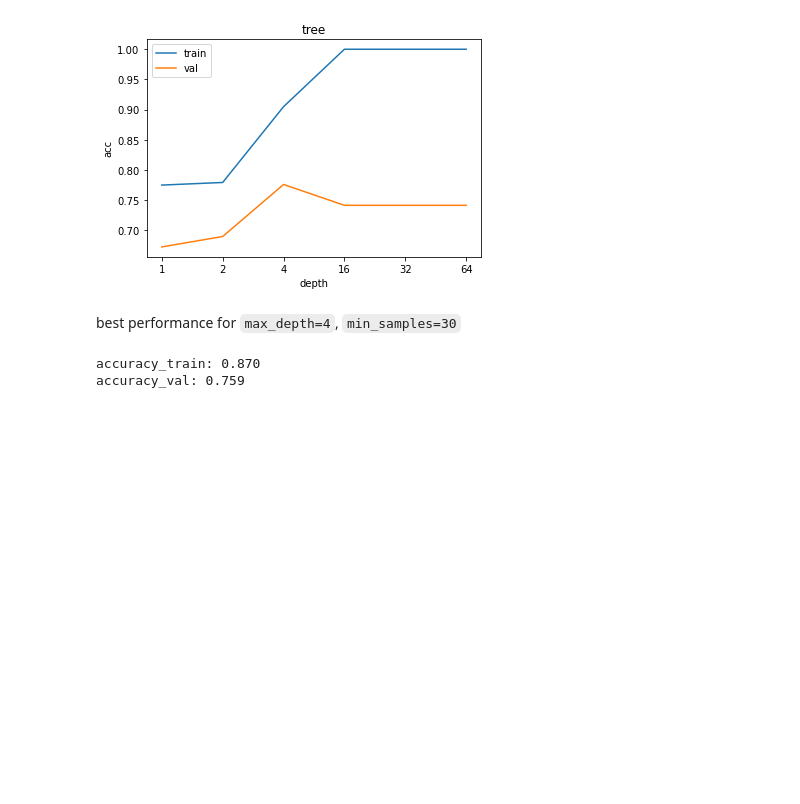
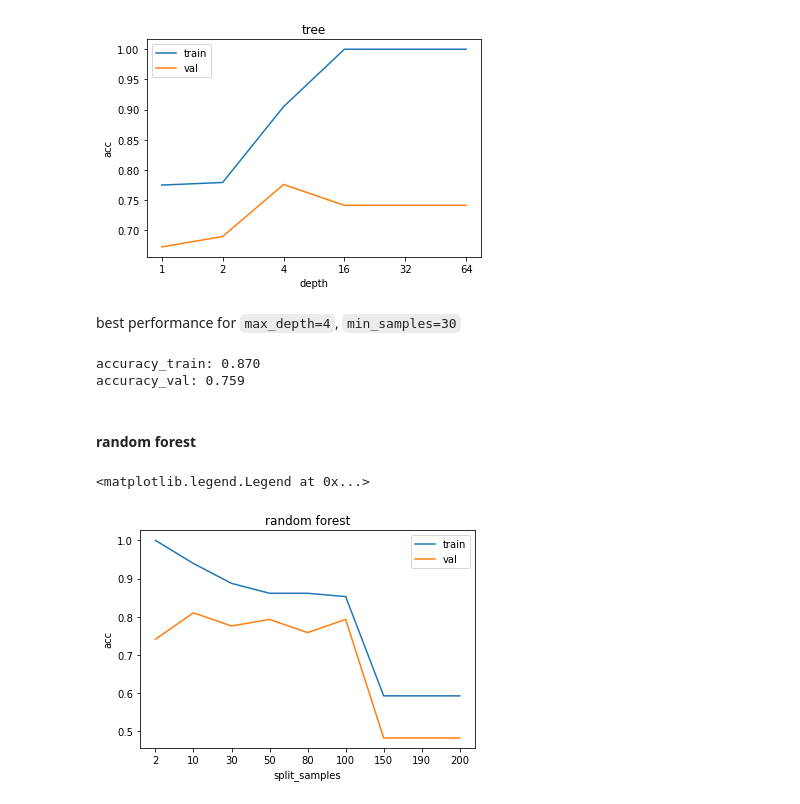
Before and after one commit to kazmierczakP/Machine-Learning, a Jupyter notebook: Adveanced Learning Algorithms 4 - decision trees.ipynb, the cells around one changed output. Saved outputs shown, nothing was run; the diff lists cells and outputs as text; code cells hidden in the pictures; blank space fills up the shorter version.

```diff
--- a/Adveanced Learning Algorithms 4 - decision trees.ipynb
+++ b/Adveanced Learning Algorithms 4 - decision trees.ipynb
@@ -209,6 +226,8 @@ print(f'proportion: {sum(y_train)/len(y_train):.3f}')
 x_train: 231
 x_val: 58
 proportion: 0.593
+# %%
+RANDOM_STATE=55
 # %% [markdown]
 #### decision tree
 # %%
@@ -268,3 +287,32 @@ print(f'accuracy_val: {accuracy_score(decision_tree.predict(x_val),y_val):.3f}')
 # %% [output]
 accuracy_train: 0.870
 accuracy_val: 0.759
+# %% [markdown]
+#### random forest
+# %%
+min_samples_split=[2,10,30,50,80,100,150,190,200]
+max_depth=[1,2,4,16,32,64]
+n_estimators=[10,50,100,200]
+# %%
+acc_train_list=[]
+acc_val_list=[]
+for samples in min_samples_split:
+    model=RandomForestClassifier(min_samples_split=samples,random_state=RANDOM_STATE)
+    model.fit(x_train,y_train)
+    predictions_train=model.predict(x_train)
+    predictions_val=model.predict(x_val)
+    acc_train=accuracy_score(predictions_train,y_train)
+    acc_val=accuracy_score(predictions_val,y_val)
+    acc_train_list.append(acc_train)
+    acc_val_list.append(acc_val)
+
+plt.title('random forest')
+plt.xlabel('split_samples')
+plt.ylabel('acc')
+plt.xticks(ticks=range(len(min_samples_split)),labels=min_samples_split)
+plt.plot(acc_train_list,label='train')
+plt.plot(acc_val_list,label='val')
+plt.legend()
+# %% [output]
+<matplotlib.legend.Legend at 0x...>
+[figure, added]
```
Also changed, not shown: parts of 22 cells of this notebook.
